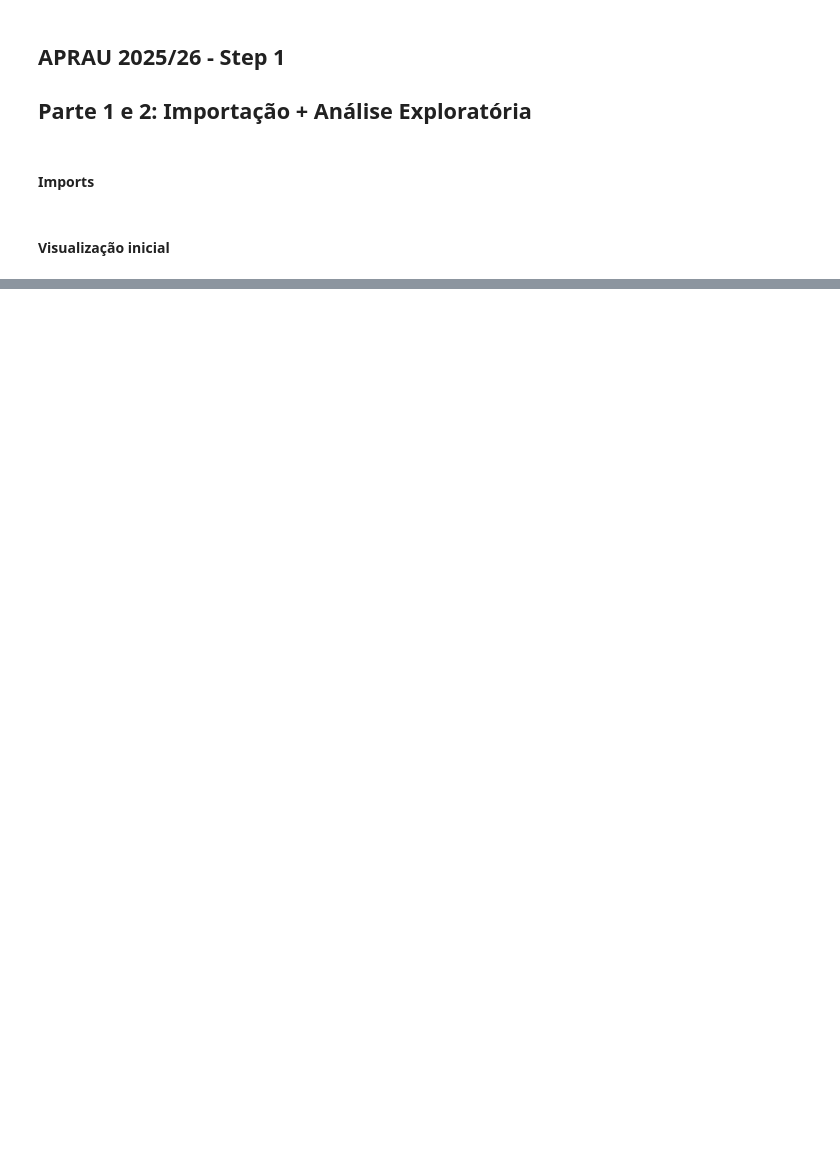
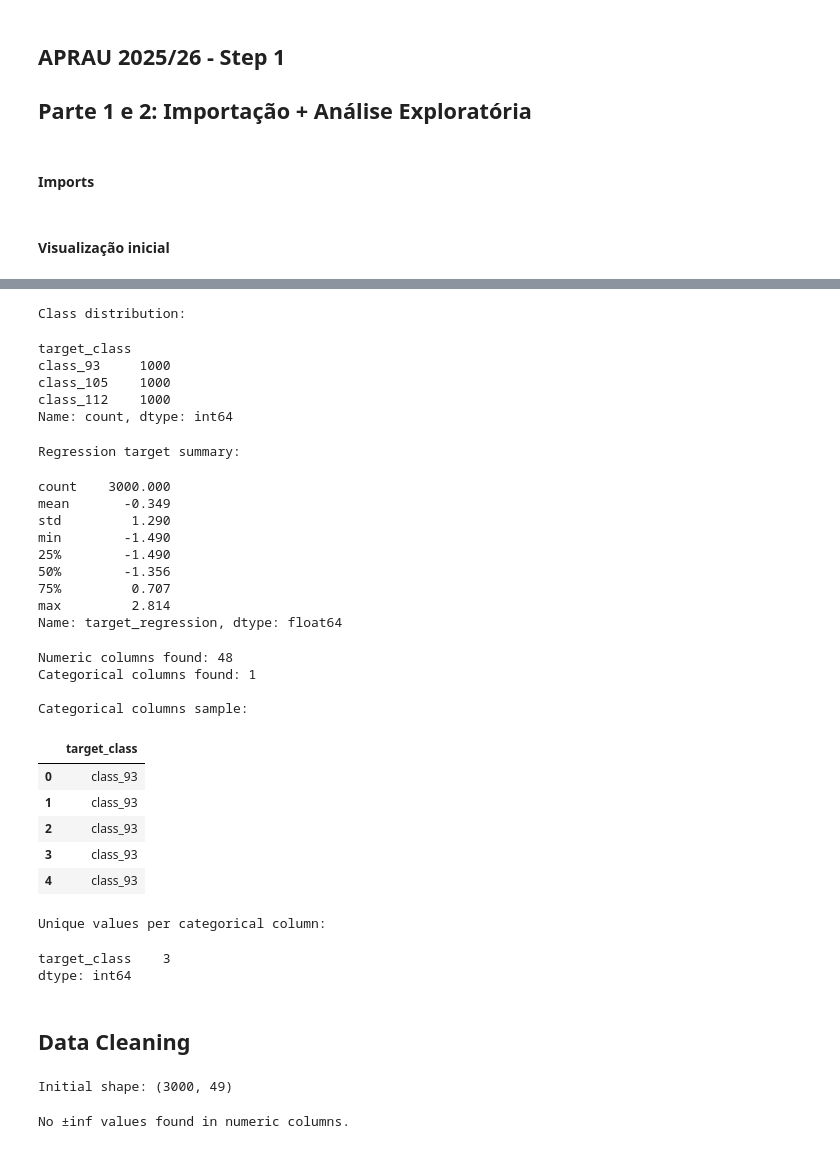
Before and after one commit to 1201806/APRAU_Group_20, a Jupyter notebook: JF_trabalho.ipynb, the cells around one changed output, grey strips where cells are left out. Drawn from its saved outputs; the diff is of its cells as text; code cells hidden in the pictures; blank space fills up the shorter version.

```diff
--- a/JF_trabalho.ipynb
+++ b/JF_trabalho.ipynb
@@ -174,0 +124,64 @@ Passing `palette` without assigning `hue` is deprecated and will be removed in v
+# %%
+# Analisar variável-alvo de classificação
+
+if "target_class" in df.columns:
+    print("\nClass distribution:")
+    display(df["target_class"].value_counts())
+
+# Analisar variável-alvo de regressão
+
+if "target_regression" in df.columns:
+    print("\nRegression target summary:")
+    display(df["target_regression"].describe())
+
+# Indentificar as colunas numéricas e categóricas
+num_cols = df.select_dtypes(include="number").columns.tolist()
+cat_cols = df.select_dtypes(exclude="number").columns.tolist()
+
+print(f"\nNumeric columns found: {len(num_cols)}")
+print(f"Categorical columns found: {len(cat_cols)}")
+
+if cat_cols:
+    print("\nCategorical columns sample:")
+    display(df[cat_cols].head())
+
+if cat_cols:
+    print("\nUnique values per categorical column:")
+    display(df[cat_cols].nunique().sort_values(ascending=False))
+# %% [output]
+Class distribution:
+target_class
+class_93     1000
+class_105    1000
+class_112    1000
+Name: count, dtype: int64
+Regression target summary:
+count    3000.000
+mean       -0.349
+std         1.290
+min        -1.490
+25%        -1.490
+50%        -1.356
+75%         0.707
+max         2.814
+Name: target_regression, dtype: float64
+Numeric columns found: 48
+Categorical columns found: 1
+
+Categorical columns sample:
+|  | target_class |
+| 0 | class_93 |
+| 1 | class_93 |
+| 2 | class_93 |
+| 3 | class_93 |
+| 4 | class_93 |
+Unique values per categorical column:
+target_class    3
+dtype: int64
+# %% [markdown]
+## Data Cleaning
+# %%
+df_clean = df.copy()
+print(f"Initial shape: {df_clean.shape}")
+# %% [output]
+Initial shape: (3000, 49)
@@ -174,0 +203,11 @@ Passing `palette` without assigning `hue` is deprecated and will be removed in v
+# %%
+# 2) Replace +/- infinito with NaN (vectorized for all numeric columns)
+num_cols = df_clean.select_dtypes(include="number").columns
+n_inf_before = np.isinf(df_clean[num_cols].to_numpy()).sum()
+if n_inf_before:
+    df_clean[num_cols] = df_clean[num_cols].replace([np.inf, -np.inf], np.nan)
+    print(f"Replaced {n_inf_before} ±inf value(s) with NaN across numeric columns.")
+else:
+    print("No +/- inf values found in numeric columns.")
+# %% [output]
+No ±inf values found in numeric columns.
```
Also changed, not shown: parts of 22 cells of this notebook.
